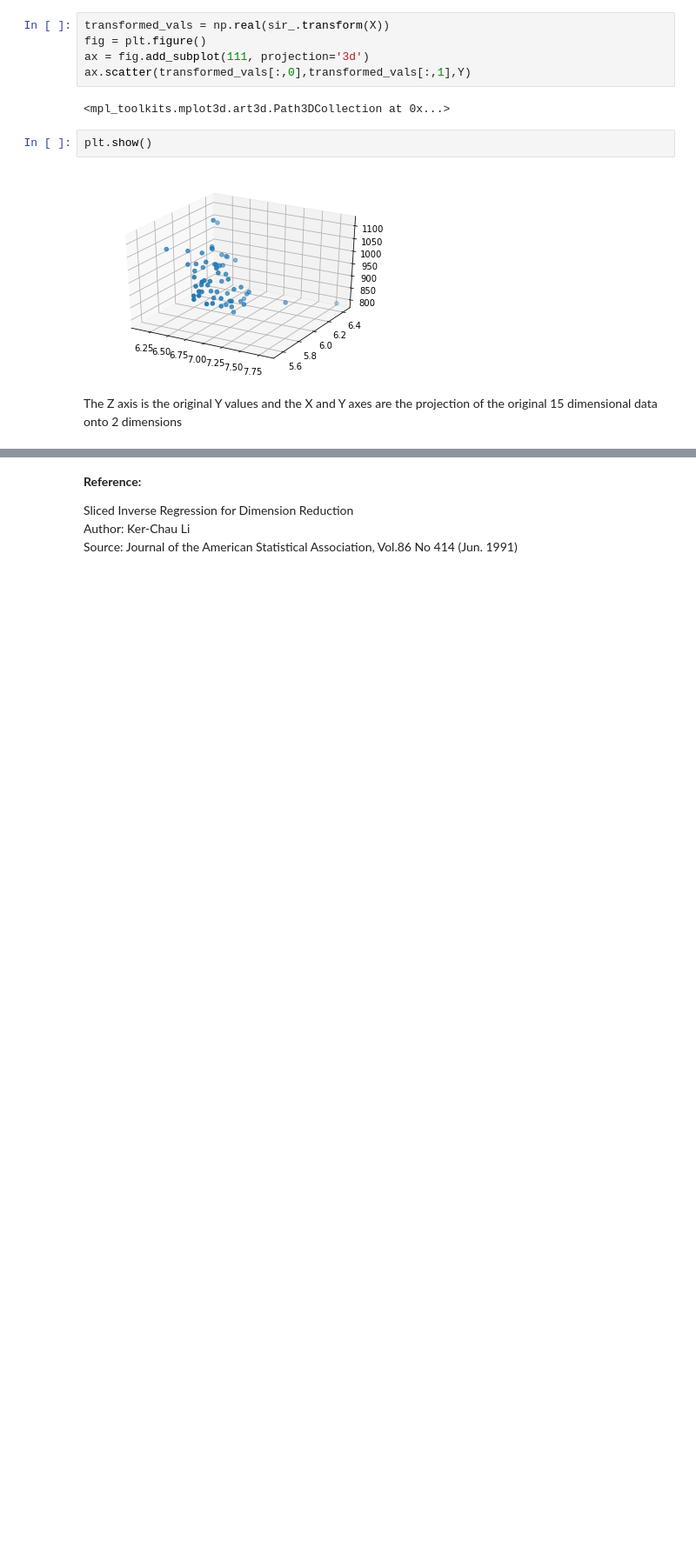
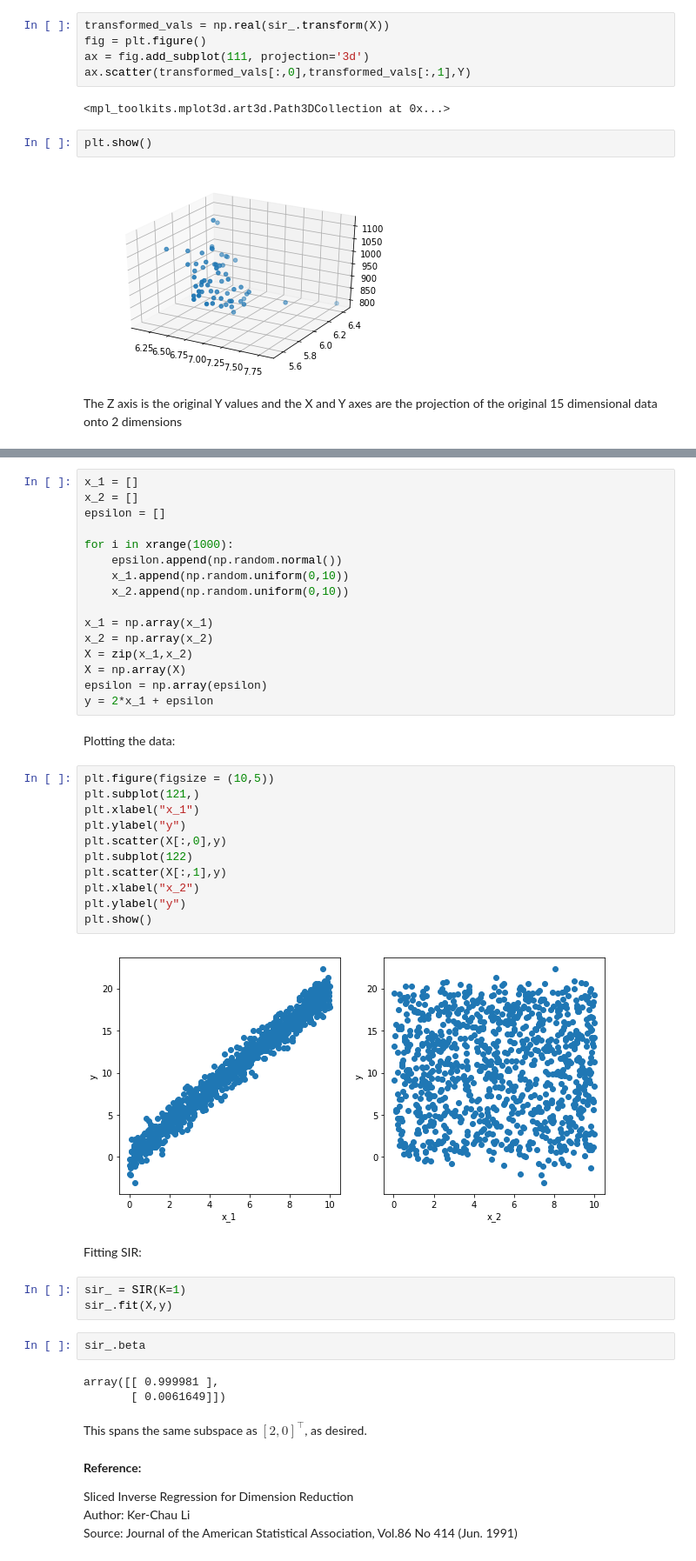
Before and after one commit to russellkune/SIR, a Jupyter notebook: SIR_example.ipynb, the cells around one changed output, grey strips where cells are left out. Shown at 87% size. Cells and saved outputs as stored; diff of their text form; blank space fills up the shorter version.

```diff
--- a/SIR_example.ipynb
+++ b/SIR_example.ipynb
@@ -48,3 +57,46 @@ The Z axis is the original Y values and the X and Y axes are the projection of t
+# %%
+x_1 = []
+x_2 = []
+epsilon = []
+
+for i in xrange(1000):
+    epsilon.append(np.random.normal())
+    x_1.append(np.random.uniform(0,10))
+    x_2.append(np.random.uniform(0,10))
+
+x_1 = np.array(x_1)
+x_2 = np.array(x_2)
+X = zip(x_1,x_2)
+X = np.array(X)
+epsilon = np.array(epsilon)
+y = 2*x_1 + epsilon
+# %% [markdown]
+Plotting the data:
+# %%
+plt.figure(figsize = (10,5))
+plt.subplot(121,)
+plt.xlabel("x_1")
+plt.ylabel("y")
+plt.scatter(X[:,0],y)
+plt.subplot(122)
+plt.scatter(X[:,1],y)
+plt.xlabel("x_2")
+plt.ylabel("y")
+plt.show()
+# %% [output]
+[figure, added]
+# %% [markdown]
+Fitting SIR:
+# %%
+sir_ = SIR(K=1)
+sir_.fit(X,y)
+# %%
+sir_.beta
+# %% [output]
+array([[ 0.999981 ],
+       [ 0.0061649]])
+# %% [markdown]
+This spans the same subspace as $[2,0]^\top$, as desired.
 # %% [markdown]
 **Reference:**
 
```
Also changed, not shown: parts of 1 cell of this notebook.
